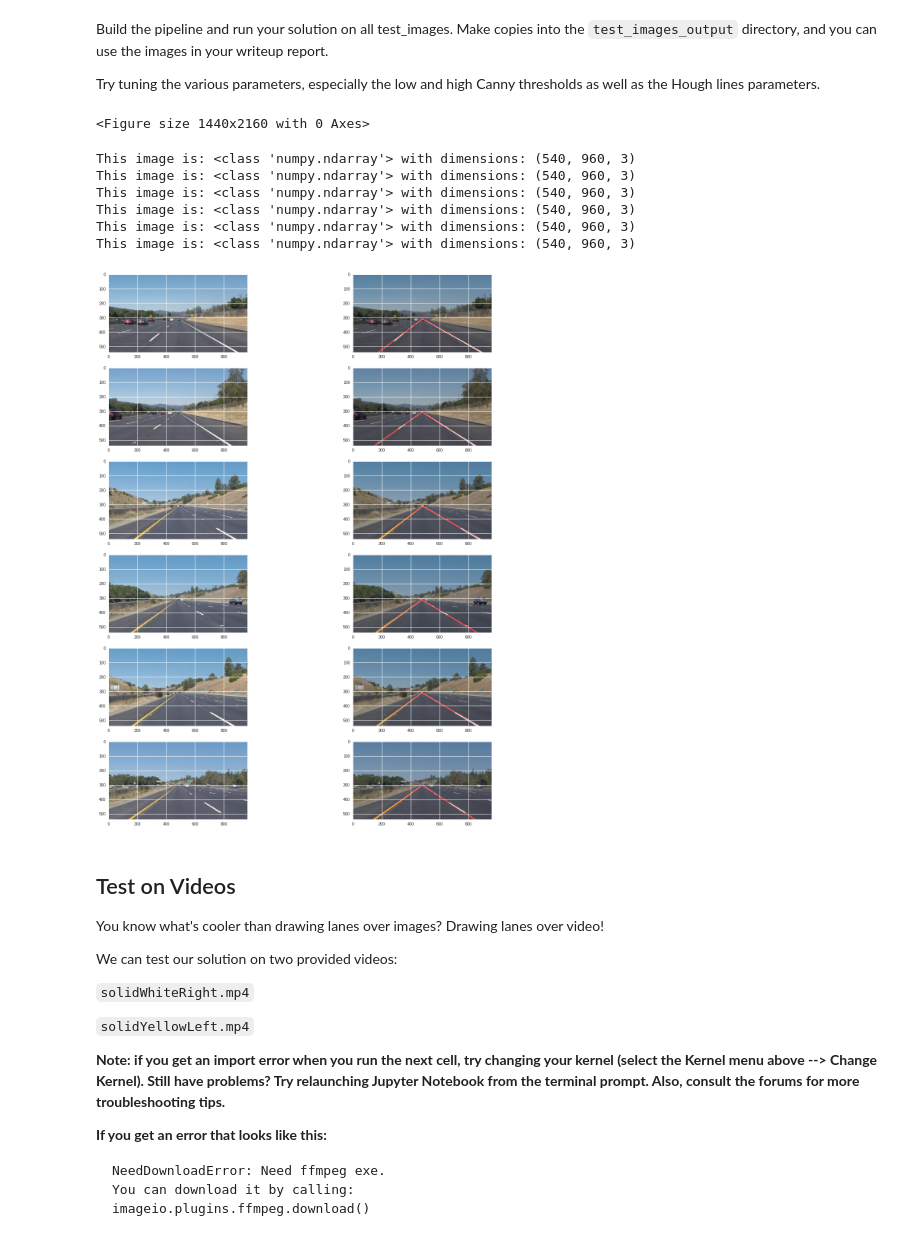
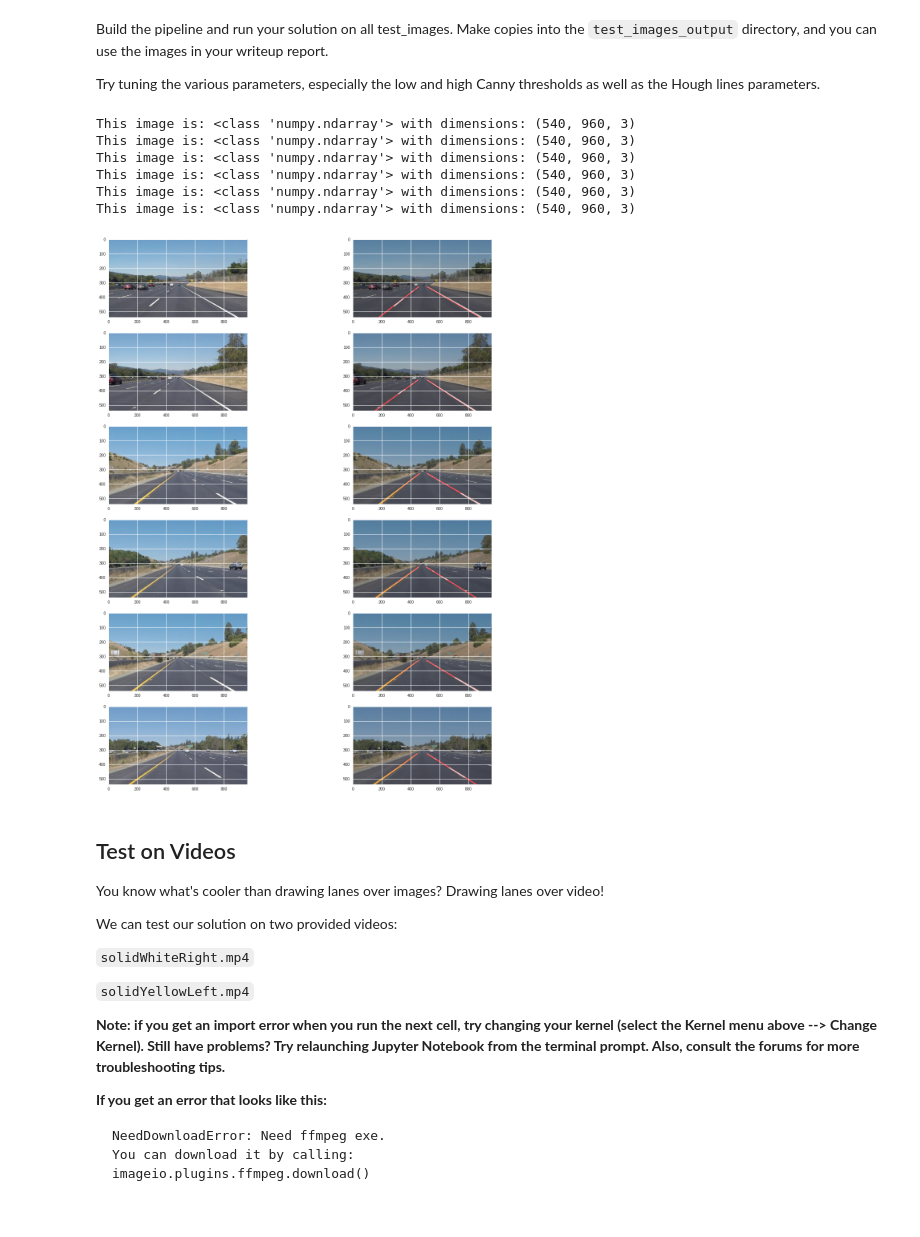
Before and after one commit to therealshabi/Self-Driving-Car, a Jupyter notebook: P1.ipynb, the cells around one changed output. Saved outputs shown, nothing was run; the diff lists cells and outputs as text; code cells hidden in the pictures.

```diff
--- a/P1.ipynb
+++ b/P1.ipynb
@@ -239,16 +295,33 @@ Try tuning the various parameters, especially the low and high Canny thresholds
 # %%
 numOfImages = len(imageList)
 rows = numOfImages
 cols = 2
-fig = plt.figure(figsize=(20, 30))
+fig = plt.figure(figsize=(20, 25))
 
-def displayImage(original_image, resultant_image, index):
+for index in range(numOfImages):
+  image_name = imageList[index]
+
+  #printing out some stats and plotting
+  image = mpimg.imread('test_images/'+image_name)
+  print('This image is:', type(image), 'with dimensions:', image.shape)
+
+  resultant_image = findLines(image)
+
+  #saving image into 'test_images_output' folder
+  mpimg.imsave("test_images_output/"+image_name, resultant_image)
+
   # Display the original image
-  fig.add_subplot(rows, cols, cols * index + 1)
-  plt.imshow(original_image)
+  fig.add_subplot(rows, cols, cols*index+1)
+  plt.imshow(image)
 
-  # Display the computed image
-  fig.add_subplot(rows, cols, cols * index + 2)
+  # Display the resultant image
+  fig.add_subplot(rows, cols, cols*index+2)
   plt.imshow(resultant_image)
 # %% [output]
-<Figure size 1440x2160 with 0 Axes>
+This image is: <class 'numpy.ndarray'> with dimensions: (540, 960, 3)
+This image is: <class 'numpy.ndarray'> with dimensions: (540, 960, 3)
+This image is: <class 'numpy.ndarray'> with dimensions: (540, 960, 3)
+This image is: <class 'numpy.ndarray'> with dimensions: (540, 960, 3)
+This image is: <class 'numpy.ndarray'> with dimensions: (540, 960, 3)
+This image is: <class 'numpy.ndarray'> with dimensions: (540, 960, 3)
+[figure, added]
@@ -286,35 +328,3 @@ def findLines(image):
-# %%
-numOfImages = len(imageList)
-rows = numOfImages
-cols = 2
-fig = plt.figure(figsize=(20, 25))
-
-for index in range(numOfImages):
-  image_name = imageList[index]
-
-  #printing out some stats and plotting
-  image = mpimg.imread('test_images/'+image_name)
-  print('This image is:', type(image), 'with dimensions:', image.shape)
-
-  resultant_image = findLines(image)
-
-  mpimg.imsave("test_images_output/"+image_name, resultant_image)
-
-  # Display the original image
-  fig.add_subplot(rows, cols, cols*index+1)
-  plt.imshow(image)
-
-  # Display the computed image
-  fig.add_subplot(rows, cols, cols*index+2)
-  plt.imshow(resultant_image)
-# %% [output]
-This image is: <class 'numpy.ndarray'> with dimensions: (540, 960, 3)
-This image is: <class 'numpy.ndarray'> with dimensions: (540, 960, 3)
-This image is: <class 'numpy.ndarray'> with dimensions: (540, 960, 3)
-This image is: <class 'numpy.ndarray'> with dimensions: (540, 960, 3)
-This image is: <class 'numpy.ndarray'> with dimensions: (540, 960, 3)
-This image is: <class 'numpy.ndarray'> with dimensions: (540, 960, 3)
-[figure, removed]
 # %% [markdown]
 ## Test on Videos
 
```
Also changed, not shown: parts of 9 cells of this notebook.
